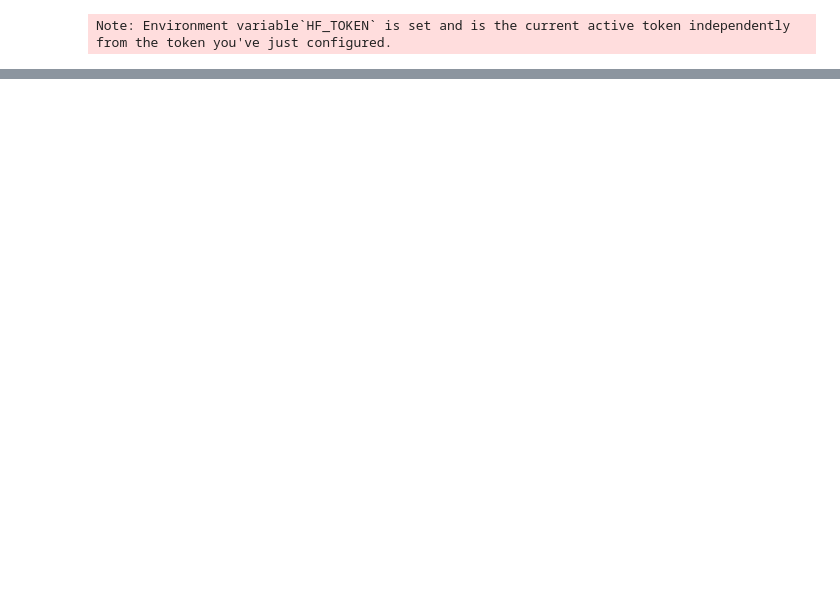
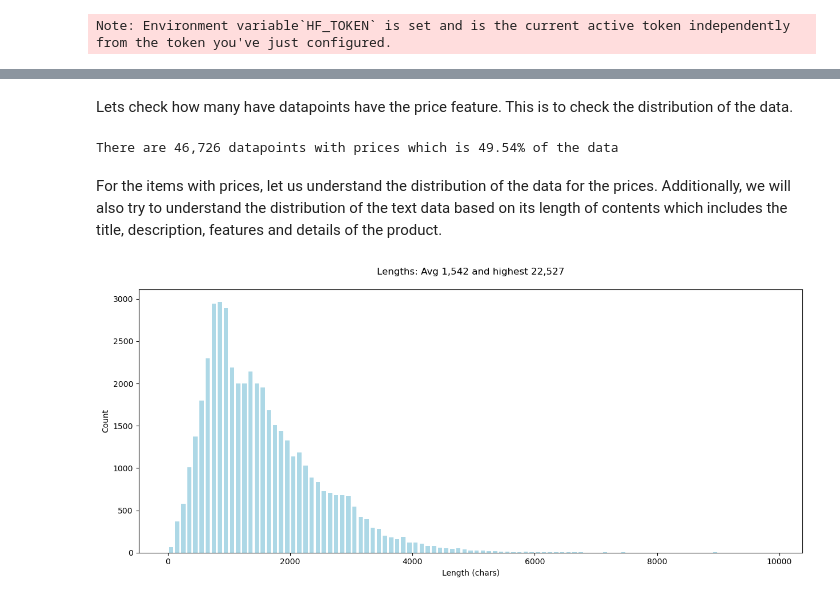
Before and after one commit to vikramjitbora/llm-product-price, a Jupyter notebook: Data_Setup.ipynb, the cells around one changed output, grey strips where cells are left out. Saved outputs shown, nothing was run; the diff lists cells and outputs as text; code cells hidden in the pictures; blank space fills up the shorter version.

Commit message:
Added code in data_setup

```diff
--- a/Data_Setup.ipynb
+++ b/Data_Setup.ipynb
@@ -30,0 +66,10 @@ f'{len(dataset):,}'
+# %%
+import random
+
+datapoint = dataset[random.randint(0,len(dataset)-1)]
+
+print(f'Title: {datapoint["title"]} \n\nType: {type(datapoint["title"])}\n\n')
+print(f'Description: {datapoint["description"]}\n\nType: {type(datapoint["description"])}\n\n')
+print(f'Features: {datapoint["features"]}\n\nType: {type(datapoint["features"])}\n\n')
+print(f'Details: {datapoint["details"]}\n\nType: {type(datapoint["details"])}\n\n')
+print(f'Price: {datapoint["price"]}, \n\nType: {type(datapoint["price"])}\n\n')
@@ -30,0 +94,40 @@ f'{len(dataset):,}'
+# %% [markdown]
+Lets check how many have datapoints have the price feature. This is to check the distribution of the data.
+# %%
+count = 0
+for datapoint in dataset:
+    try:
+        price = float(datapoint['price'])
+        if price > 0:
+            count += 1
+    except ValueError:
+        pass
+
+print(f'There are {count:,} datapoints with prices which is {(count/len(dataset))*100:,.2f}% of the data')
+# %% [output]
+There are 46,726 datapoints with prices which is 49.54% of the data
+# %% [markdown]
+For the items with prices, let us understand the distribution of the data for the prices. Additionally, we will also try to understand the distribution of the text data based on its length of contents which includes the title, description, features and details of the product.
+# %%
+prices = []
+lengths = []
+for datapoint in dataset:
+    try:
+        price = float(datapoint['price'])
+        if price > 0:
+            prices.append(price)
+            contents = datapoint["title"] + str(datapoint["description"]) + str(datapoint["features"]) + str(datapoint["details"])
+            lengths.append(len(contents))
+    except ValueError:
+        pass
+# %%
+# Plot the distribution of lengths
+
+plt.figure(figsize=(15, 6))
+plt.title(f"Lengths: Avg {sum(lengths)/len(lengths):,.0f} and highest {max(lengths):,}\n")
+plt.xlabel('Length (chars)')
+plt.ylabel('Count')
+plt.hist(lengths, rwidth=0.7, color="lightblue", bins=range(0, 10000, 100))
+plt.show()
+# %% [output]
+[figure, added]
```
Also changed, not shown: parts of 13 cells of this notebook.
